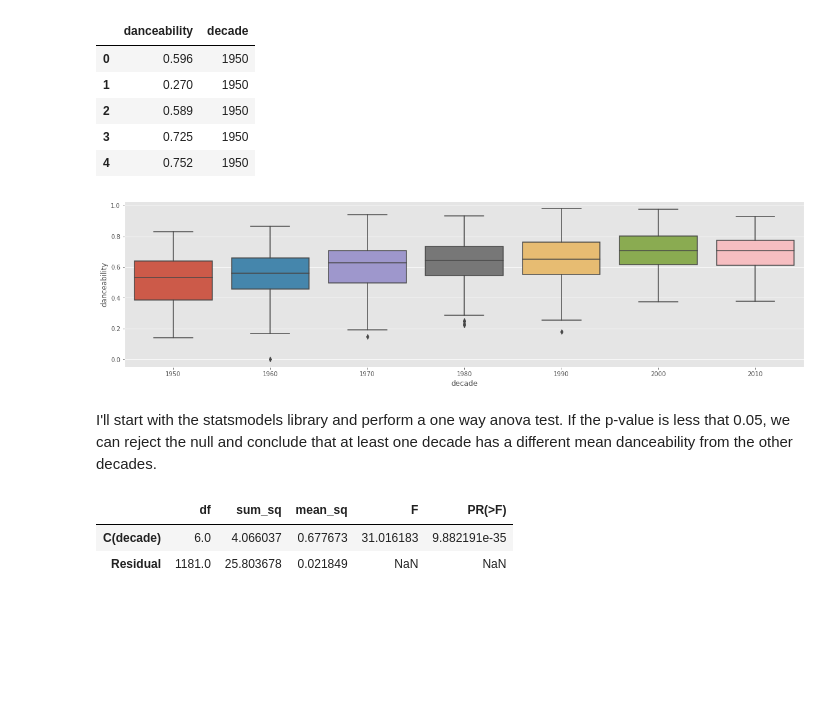
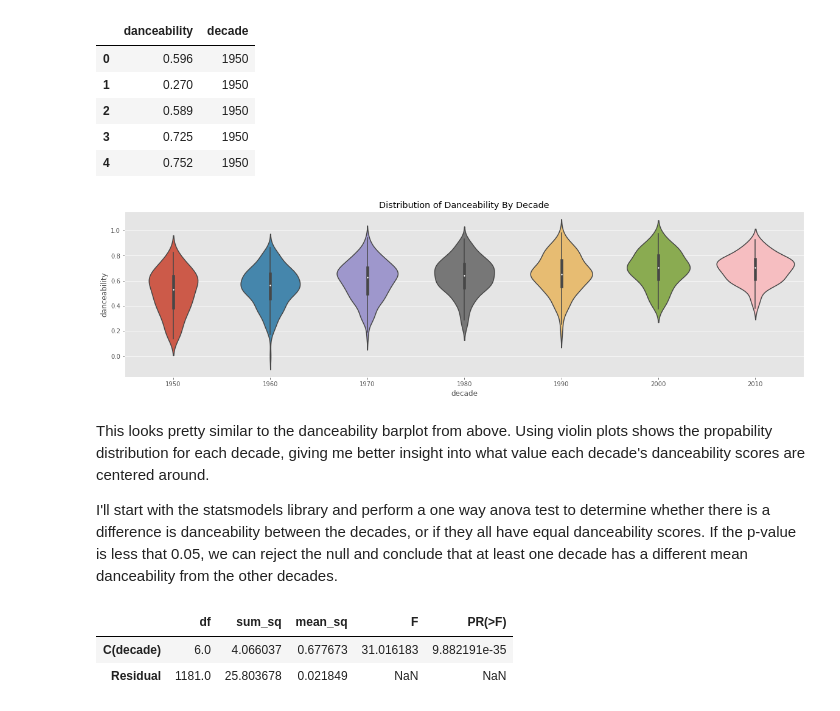
Before and after one commit to d-alvear/Analyzing-Music-by-Decade, a Jupyter notebook: notebooks/7-data-exploration.ipynb, the cells around one changed output. Saved outputs shown, nothing was run; the diff lists cells and outputs as text; code cells hidden in the pictures; blank space fills up the shorter version.

Commit message:
finished prelim statistical tests; added readme

```diff
--- a/notebooks/7-data-exploration.ipynb
+++ b/notebooks/7-data-exploration.ipynb
@@ -422,10 +425,13 @@ data.head()
 | 4 | 0.752 | 1950 |
 # %%
 plt.figure(figsize=(20,5))
-sns.boxplot(x='decade', y='danceability', data=data)
+sns.violinplot(x='decade', y='danceability', data=data)
+plt.title("Distribution of Danceability By Decade")
 plt.show()
 # %% [output]
-[figure, old version]
+[figure, new version]
 # %% [markdown]
-I'll start with the statsmodels library and perform a one way anova test. If the p-value is less that 0.05, we can reject the null and conclude that at least one decade has a different mean danceability from the other decades.
+This looks pretty similar to the danceability barplot from above. Using violin plots shows the propability distribution for each decade, giving me better insight into what value each decade's danceability scores are centered around.
+
+I'll start with the statsmodels library and perform a one way anova test to determine whether there is a difference is danceability between the decades, or if they all have equal danceability scores. If the p-value is less that 0.05, we can reject the null and conclude that at least one decade has a different mean danceability from the other decades.
 # %%
```
Also changed, not shown: parts of 16 cells of this notebook, 1 other file.
